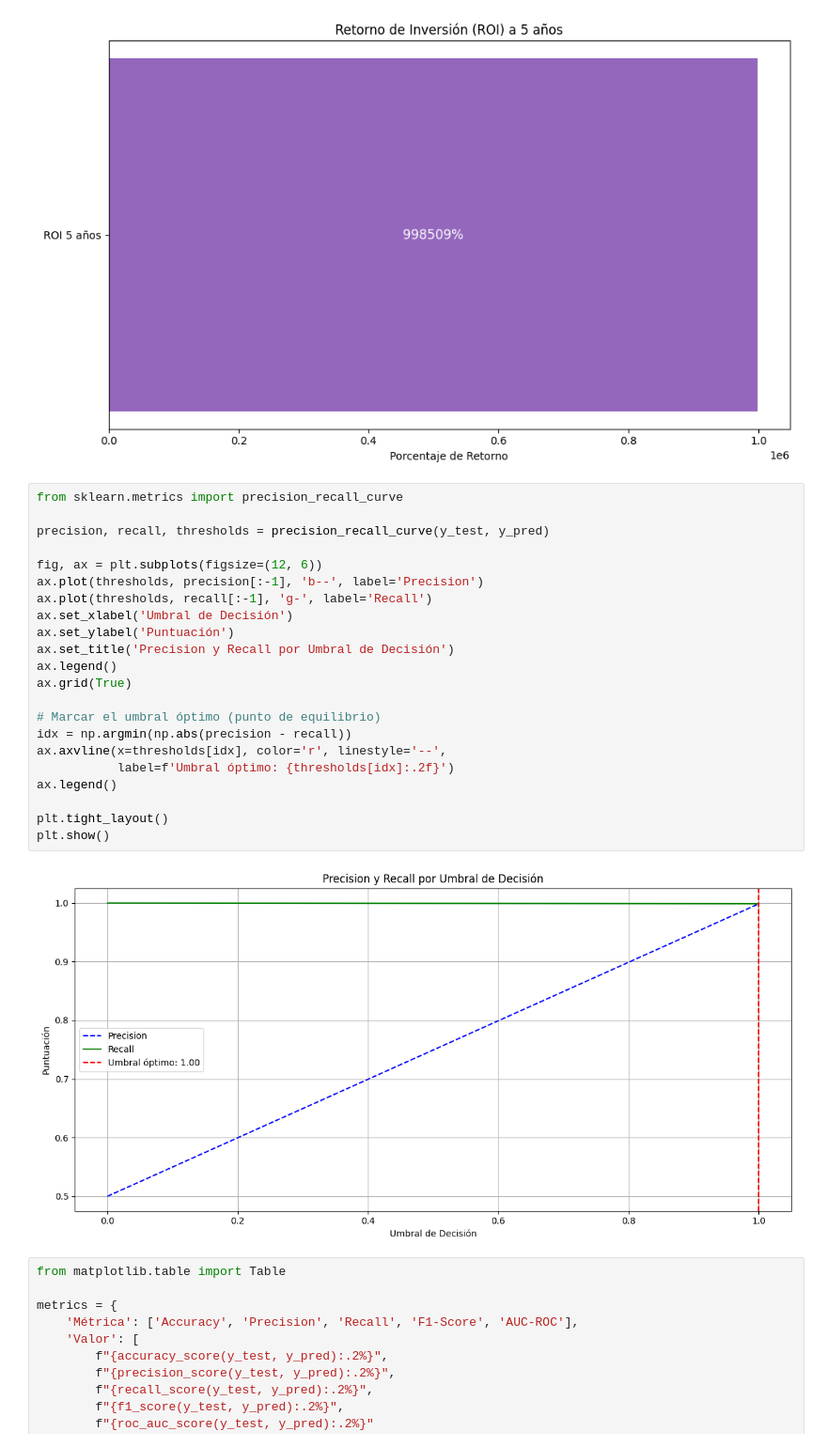
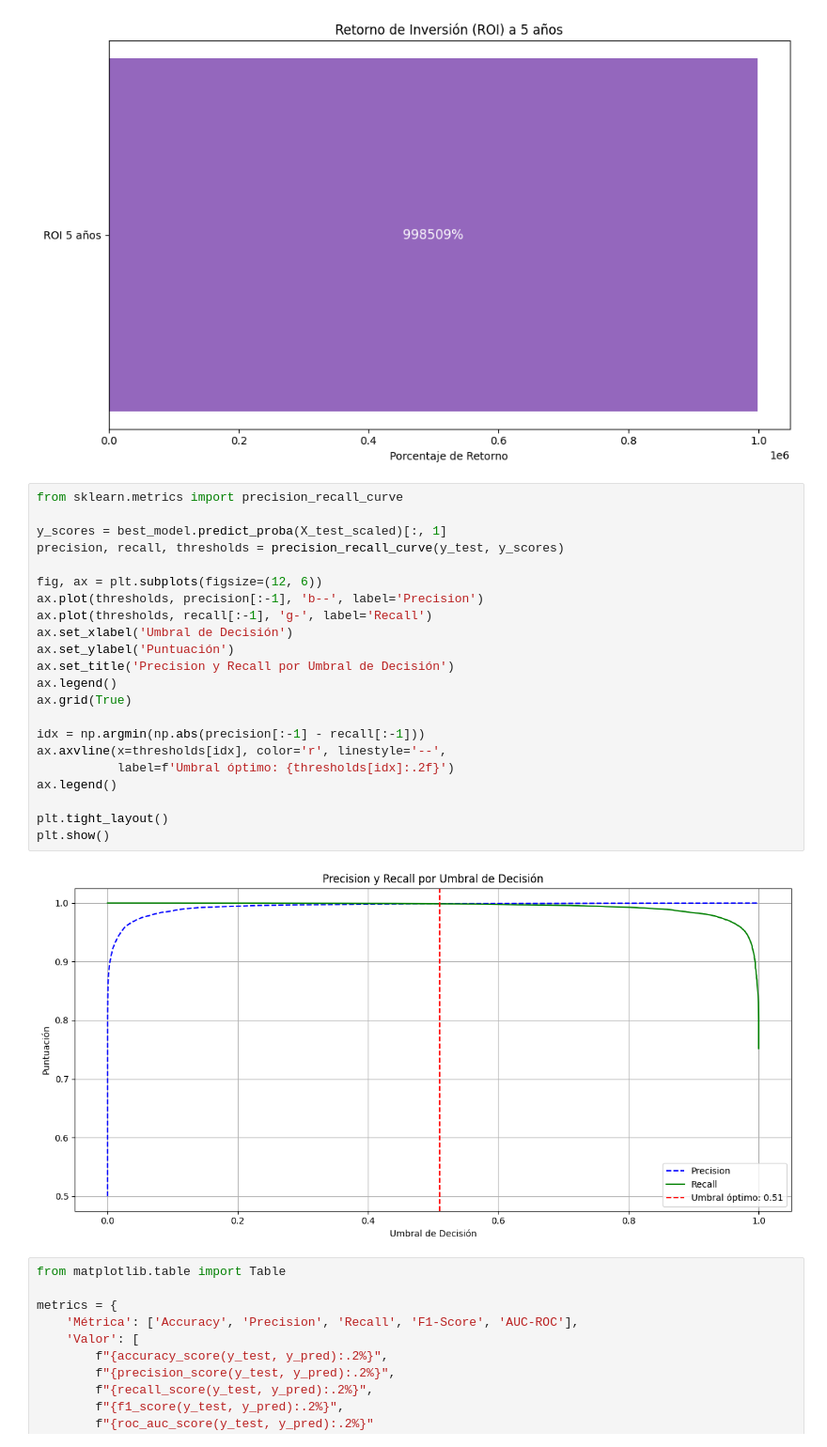
Before and after one commit to SpecTr03/CRISP-DM-Project, a Jupyter notebook: analysis.ipynb, the cells around one changed output. Shown at 94% size. Cells and saved outputs as stored; diff of their text form.

Commit message:
fix: recall graph

```diff
--- a/analysis.ipynb
+++ b/analysis.ipynb
@@ -559,27 +559,27 @@ plt.show()
 # %%
 from sklearn.metrics import precision_recall_curve
 
-precision, recall, thresholds = precision_recall_curve(y_test, y_pred)
+y_scores = best_model.predict_proba(X_test_scaled)[:, 1]
+precision, recall, thresholds = precision_recall_curve(y_test, y_scores)
 
 fig, ax = plt.subplots(figsize=(12, 6))
 ax.plot(thresholds, precision[:-1], 'b--', label='Precision')
 ax.plot(thresholds, recall[:-1], 'g-', label='Recall')
 ax.set_xlabel('Umbral de Decisión')
 ax.set_ylabel('Puntuación')
 ax.set_title('Precision y Recall por Umbral de Decisión')
 ax.legend()
 ax.grid(True)
 
-# Marcar el umbral óptimo (punto de equilibrio)
-idx = np.argmin(np.abs(precision - recall))
+idx = np.argmin(np.abs(precision[:-1] - recall[:-1]))
 ax.axvline(x=thresholds[idx], color='r', linestyle='--',
            label=f'Umbral óptimo: {thresholds[idx]:.2f}')
 ax.legend()
 
 plt.tight_layout()
 plt.show()
 # %% [output]
-[figure, old version]
+[figure, new version]
 # %%
 from matplotlib.table import Table
 
```
